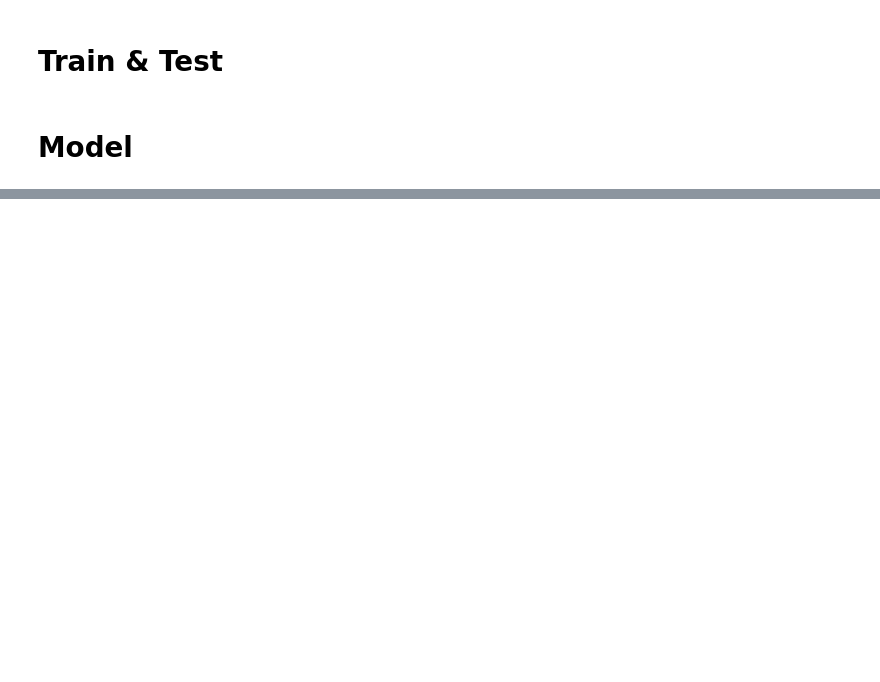
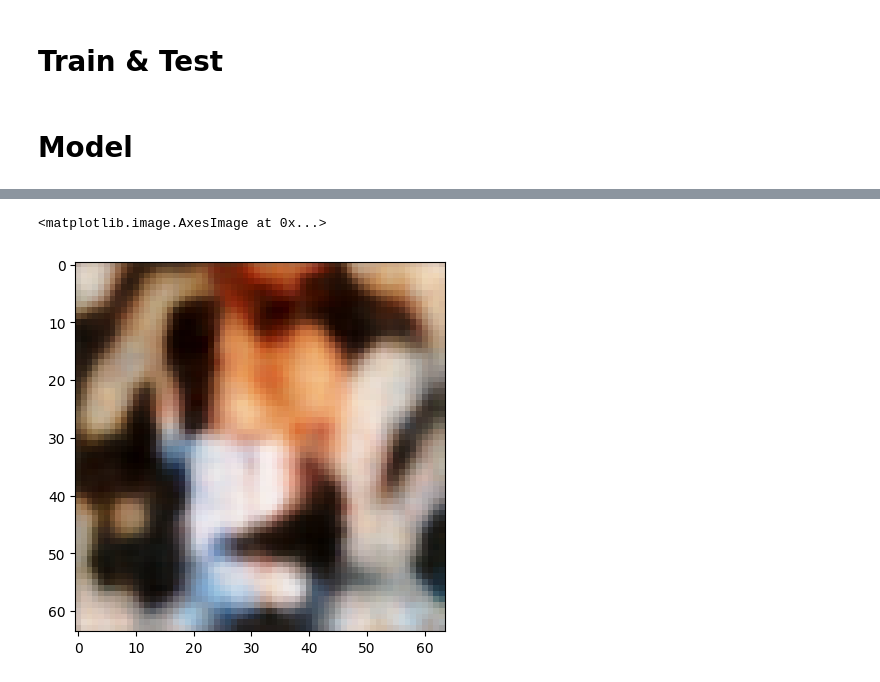
Before and after one commit to sonalbihani/snn-vae, a Jupyter notebook: train.ipynb, the cells around one changed output, grey strips where cells are left out. Cells and saved outputs as stored; diff of their text form; code cells hidden in the pictures; blank space fills up the shorter version.

```diff
--- a/train.ipynb
+++ b/train.ipynb
@@ -53,9 +53,9 @@ from tqdm.autonotebook import tqdm
 ####################################################
 class Args:
     def __init__(self, eval=False, eval_resume='./raw/models', train_resume='./raw/models', batch_size=16, epochs=3,
-                 learning_rate=1e-1, momentum=0.9, weight_decay=4e-5, seed=9, auto_continue=False, display_interval=10,
+                 learning_rate=1e-3, momentum=0.9, weight_decay=4e-5, seed=9, auto_continue=False, display_interval=10,
                  save_interval=10, dataset_path='./dataset/', train_dir='./fmnist/train', val_dir='./fmnist/val',
-                 tunable_lif=True, amp=False, modeltag='SNN', gate=[0.6, 0.8, 0.6], static_gate=False, static_param=False,
+                 tunable_lif=False, amp=False, modeltag='SNN', gate=[0.6, 0.8, 0.6], static_gate=False, static_param=False,
                  channel_wise=False, softsimple=False, soft_mode=False, t=3, randomgate=False, fmnist=False, celeba=True):
         self.eval = eval
         self.eval_resume = eval_resume
@@ -98,7 +98,7 @@ def seed_all(seed=1):
     torch.backends.cudnn.benchmark = False
     torch.backends.cudnn.deterministic = True
 
-args = Args()
+args = Args(batch_size=100)
 
 seed_all(args.seed)
 
@@ -395,10 +394,10 @@ if args.fmnist:
     model = VanillaVAE_GLIF(lif_param=initial_dict, in_channels = 1)
 
 elif args.celeba:
-    model = VanillaVAE_GLIF(lif_param=initial_dict, in_channels = 3, kld_weight_corrector=.00025)
+    model = DIPVAE_GLIF_ANN(lif_param=initial_dict, in_channels = 3, lambda_diag = 0.05, lambda_offdiag = 0.1,)
 
 else: #cifar10
-      model = VanillaVAE_GLIF(lif_param=initial_dict)
+      model = VanillaVAE_GLIF(lif_param=initial_dict, in_channels = 3, kld_weight_corrector=.00025)
 
 
 if args.randomgate:
@@ -445,15 +444,14 @@ if args.tunable_lif:
     scheduler = CosineAnnealingLR_Multi_Params_soft(optimizer,
                                                         T_max=[args.epochs, args.epochs, int(args.epochs)])
 else:
-    optimizer = torch.optim.SGD([
+    optimizer = torch.optim.Adam([
         {'params': other_params},
         {'params': lif_params, "weight_decay": 0.}
     ],
         lr=args.learning_rate,
-        momentum=0.9,
         weight_decay=args.weight_decay
     )
-    scheduler = torch.optim.lr_scheduler.CosineAnnealingLR(optimizer, T_max=args.epochs)
+    scheduler = torch.optim.lr_scheduler.ExponentialLR(optimizer, gamma = 0.97)
 
 # criterion = VAELoss(args)
 device = torch.device("cuda" if use_gpu else "cpu")
@@ -539,3 +538,4 @@ KeyboardInterrupt: ignored
 # %%
-# torch.save(model.cpu(), 'vae_glif_tunable.pt')
-model = torch.load('vae_glif_sgd_3_epochs.pt').to(device)
+# torch.save(model.cpu(), 'dip_vae_glif_adam_3_epochs.pt')
+model = torch.load('vae_glif_sgd_6_epochs.pt').to(device)
+model.eval()
@@ -558,6 +602,8 @@ plt.imshow(model.decode(z).mean(0)[0].cpu().detach().permute(1, 2, 0))
 # %%
 # new_perp = model.sample(1)
-z = torch.randn(3, 1, 128)
+z = torch.randn(1, 128)
+z = z.repeat(3,1,1)
 z = z.to(device)
 samples = model.decode(z).mean(0)
-plt.imshow(  samples[0].cpu().detach().permute(1, 2, 0)  )
+plt.imshow(  samples[0].cpu().detach().permute(1, 2, 0))
+# %% [output]
@@ -563,0 +611,2 @@ plt.imshow(  samples[0].cpu().detach().permute(1, 2, 0)  )
+<matplotlib.image.AxesImage at 0x...>
+[figure, added]
```
Also changed, not shown: parts of 19 cells of this notebook, 5 other files.
